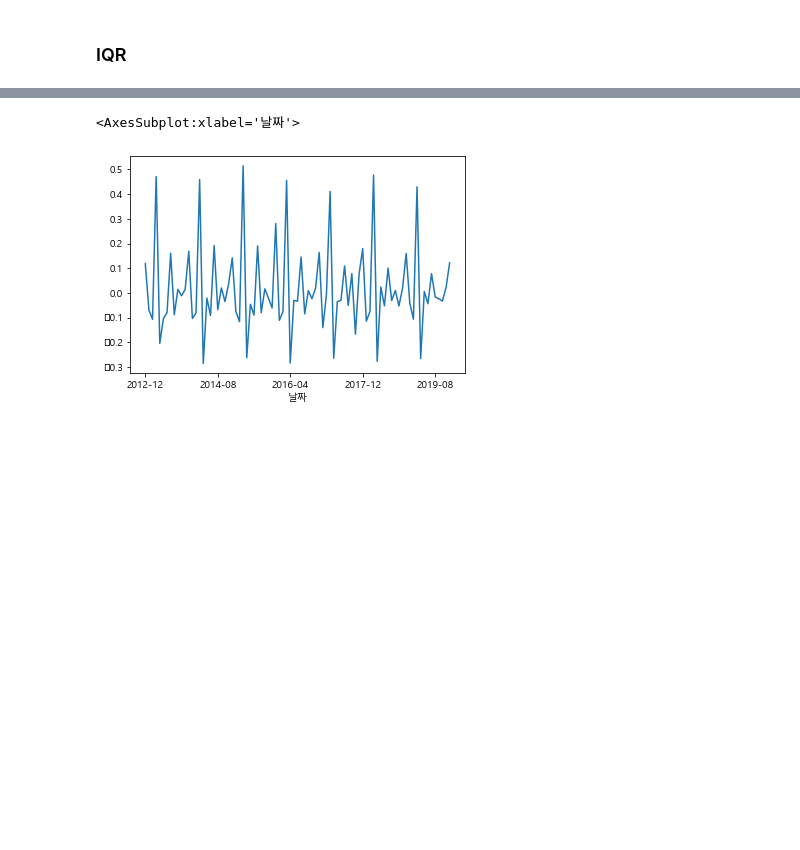
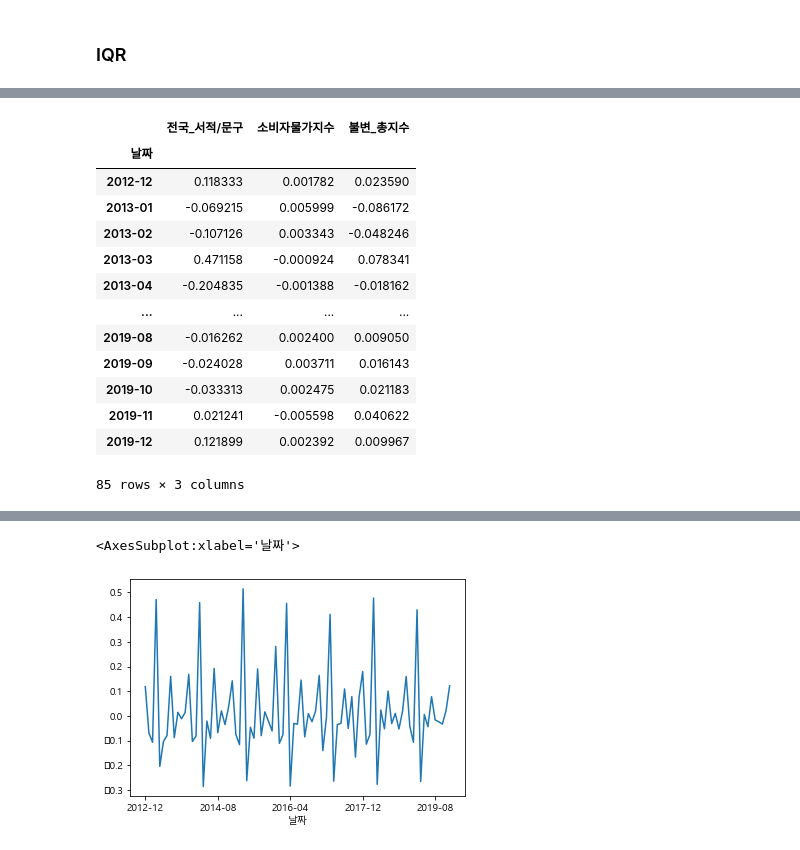
Before and after one commit to KJH3024/test, a Jupyter notebook: 프로젝트1/전국_카드.ipynb, the cells around one changed output, grey strips where cells are left out. Cells and saved outputs as stored; diff of their text form; code cells hidden in the pictures; blank space fills up the shorter version.

```diff
--- a/프로젝트1/전국_카드.ipynb
+++ b/프로젝트1/전국_카드.ipynb
@@ -545,0 +548,17 @@ plt.show()
+# %%
+df_book
+# %% [output]
+|  | 전국_서적/문구 | 소비자물가지수 | 불변_총지수 |
+| 날짜 |  |  |  |
+| 2012-12 | 0.118333 | 0.001782 | 0.023590 |
+| 2013-01 | -0.069215 | 0.005999 | -0.086172 |
+| 2013-02 | -0.107126 | 0.003343 | -0.048246 |
+| 2013-03 | 0.471158 | -0.000924 | 0.078341 |
+| 2013-04 | -0.204835 | -0.001388 | -0.018162 |
+| ... | ... | ... | ... |
+| 2019-08 | -0.016262 | 0.002400 | 0.009050 |
+| 2019-09 | -0.024028 | 0.003711 | 0.016143 |
+| 2019-10 | -0.033313 | 0.002475 | 0.021183 |
+| 2019-11 | 0.021241 | -0.005598 | 0.040622 |
+| 2019-12 | 0.121899 | 0.002392 | 0.009967 |
+85 rows × 3 columns
```
Also changed, not shown: parts of 20 cells of this notebook.
